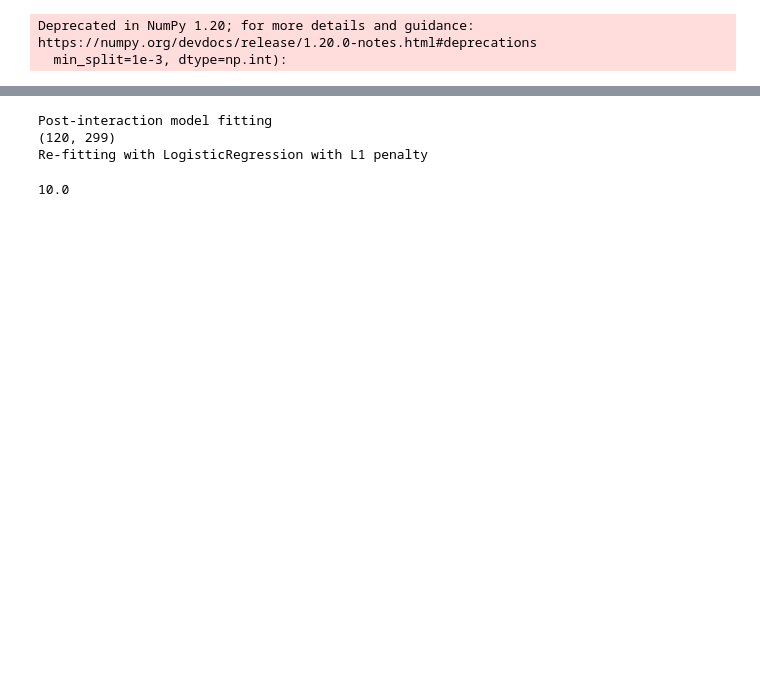
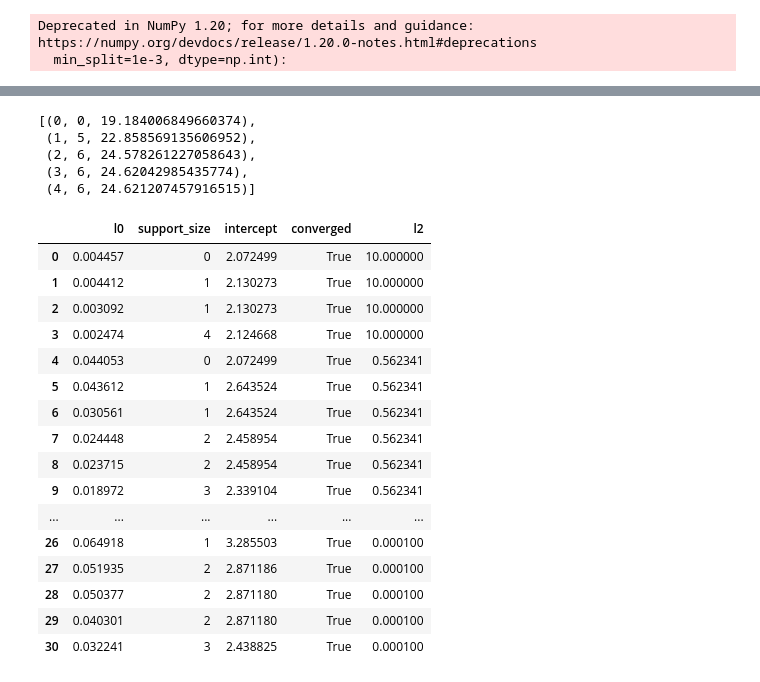
Before and after one commit to mattyshen/adaptiveTTI, a Jupyter notebook: interpretDistill/rewrite_playground.ipynb, the cells around one changed output, grey strips where cells are left out. Cells and saved outputs as stored; diff of their text form; code cells hidden in the pictures; blank space fills up the shorter version.

```diff
--- a/interpretDistill/rewrite_playground.ipynb
+++ b/interpretDistill/rewrite_playground.ipynb
@@ -57,2 +58,11 @@ bt_bin3 = BinaryTransformer(depth = 3, bit = True)
 X_train_bin3 = bt_bin3.fit_and_transform(X.loc[train_idx, :], Y.loc[train_idx])
 X_test_bin3 = bt_bin3.transform(X.loc[test_idx, :])
+# %%
+import xgboost as xgb
+
+model = xgb.XGBRegressor()
+
+# Train the model
+model.fit(X_train_bin3, y_train)
+
+# Predict on the test se
@@ -58,0 +81,16 @@ X_test_bin3 = bt_bin3.transform(X.loc[test_idx, :])
+# %%
+ftd_bin3 = FTDistillRegressorCV(
+                 pre_interaction='l0l2',
+                 pre_lam1=0.01,
+                 pre_lam2=0.01,
+                 pre_max_features=0.7,
+                 post_interaction='l0l2',
+                 post_lam1=0.1,
+                 post_lam2=0.1,
+                 post_max_features=40,
+                 size_interactions=3)
+
+
+start = time.time()
+ftd_bin3.fit(X_train_bin3, pd.Series(model.predict(X_train_bin3).astype(np.float64)), bt_bin3.no_interaction)
+end = time.time()
@@ -63,24 +151,2 @@ X_train_bin3.shape
-# %%
-ftd_bin3 = FTDistillClassifierCV(
-                 pre_interaction=None,
-                 pre_lam1=0.01,
-                 pre_lam2=0.01,
-                 pre_max_features=None,
-                 post_interaction='l1l2',
-                 post_lam1=0.1,
-                 post_lam2=0.1,
-                 post_max_features=None,
-                 size_interactions=3)
-
-
-start = time.time()
-ftd_bin3.fit(X_train_bin3, y_train, bt_bin3.no_interaction)
-end = time.time()
-# %% [output]
-Post-interaction model fitting
-(120, 299)
-Re-fitting with LogisticRegression with L1 penalty
-# %%
-ftd_bin3.re_fit_alpha
-# %% [output]
-10.0
+# %%
+fit_model_2 = l0learn.fit(X_train_bin3.values.astype(np.float64),y_train.to_numpy(), penalty="L0L2", num_gamma = 5, max_support_size=3)
@@ -86,0 +155,29 @@ ftd_bin3.re_fit_alpha
+# %%
+gamma_mins = [(i, np.argmin(cv_mean), np.min(cv_mean)) for i, cv_mean in enumerate(cv_fit_result.cv_means)]
+gamma_mins
+# %% [output]
+[(0, 0, 19.184006849660374),
+ (1, 5, 22.858569135606952),
+ (2, 6, 24.578261227058643),
+ (3, 6, 24.62042985435774),
+ (4, 6, 24.621207457916515)]
+# %%
+fit_model_2
+# %% [output]
+|  | l0 | support_size | intercept | converged | l2 |
+| 0 | 0.004457 | 0 | 2.072499 | True | 10.000000 |
+| 1 | 0.004412 | 1 | 2.130273 | True | 10.000000 |
+| 2 | 0.003092 | 1 | 2.130273 | True | 10.000000 |
+| 3 | 0.002474 | 4 | 2.124668 | True | 10.000000 |
+| 4 | 0.044053 | 0 | 2.072499 | True | 0.562341 |
+| 5 | 0.043612 | 1 | 2.643524 | True | 0.562341 |
+| 6 | 0.030561 | 1 | 2.643524 | True | 0.562341 |
+| 7 | 0.024448 | 2 | 2.458954 | True | 0.562341 |
+| 8 | 0.023715 | 2 | 2.458954 | True | 0.562341 |
+| 9 | 0.018972 | 3 | 2.339104 | True | 0.562341 |
+| ... | ... | ... | ... | ... | ... |
+| 26 | 0.064918 | 1 | 3.285503 | True | 0.000100 |
+| 27 | 0.051935 | 2 | 2.871186 | True | 0.000100 |
+| 28 | 0.050377 | 2 | 2.871180 | True | 0.000100 |
+| 29 | 0.040301 | 2 | 2.871180 | True | 0.000100 |
+| 30 | 0.032241 | 3 | 2.438825 | True | 0.000100 |
```
Also changed, not shown: parts of 49 cells of this notebook, 3 other files.
